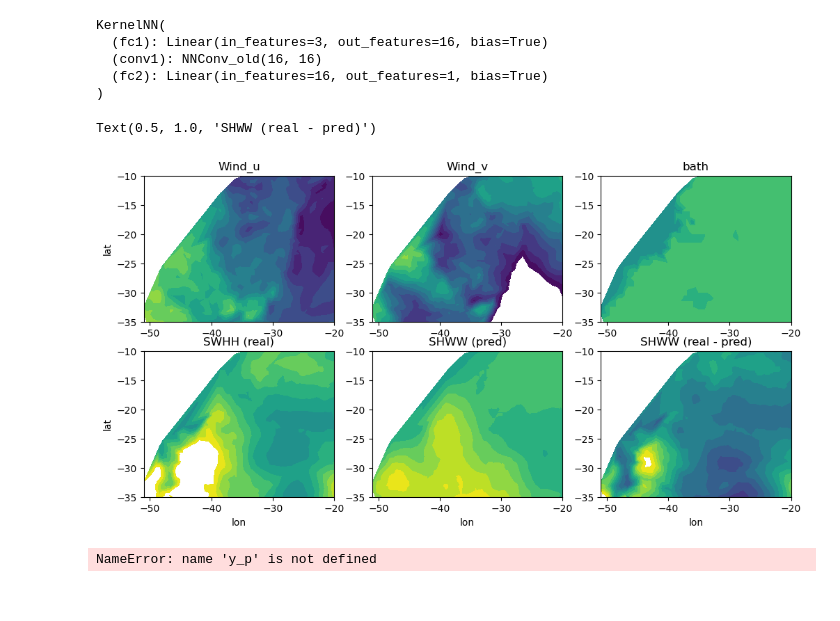
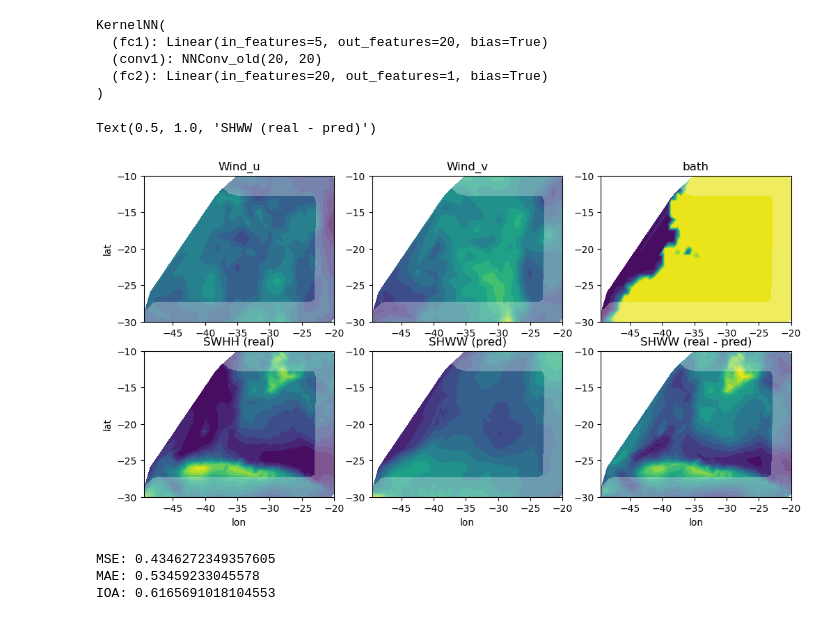
Before and after one commit to marlonsmathias/neural_operator_wind_to_waves, a Jupyter notebook: eval_model.ipynb, the cells around one changed output. Cells and saved outputs as stored; diff of their text form; code cells hidden in the pictures.

Commit message:
Parallelized loader, fixed distance calculator

```diff
--- a/eval_model.ipynb
+++ b/eval_model.ipynb
@@ -20,25 +20,25 @@ device = torch.device('cuda')
 model_data = torch.load(model_path, map_location=device)
 pars = model_data['pars']
 
-model = KernelNN(pars['model']['width'], pars['model']['kernel_width'], pars['model']['depth'], 3, in_width=3, out_width=1).to(device)
+model = KernelNN(pars['model']['width'], pars['model']['kernel_width'], pars['model']['depth'], 3, in_width=5, out_width=1).to(device)
 model.load_state_dict(model_data['model'])
 model.eval()
 # %% [output]
 KernelNN(
-  (fc1): Linear(in_features=3, out_features=16, bias=True)
-  (conv1): NNConv_old(16, 16)
-  (fc2): Linear(in_features=16, out_features=1, bias=True)
+  (fc1): Linear(in_features=5, out_features=20, bias=True)
+  (conv1): NNConv_old(20, 20)
+  (fc2): Linear(in_features=20, out_features=1, bias=True)
 )
 # %%
 # Case for evaluation
-test_case = 90
+test_case = 0
 n_vertices = 1000
 n_neighbors = 0
-radius = 500.e3
+radius = pars['mesh']['radius']
 # %%
 # Load data and run model
 d = data_loader(data_path,bath_path)
-test_data = d.sample_graph(n_vertices, test_case, radius=500000, n_connections=0, validation=True, seed=None).to(device)
+test_data = d.sample_graph(n_vertices, test_case, radius=radius, n_connections=0, validation=True, seed=0).to(device)
 
 X = test_data.coords
 F = test_data.x.cpu().detach().numpy()
@@ -47,50 +47,69 @@ G_t = test_data.y.cpu().detach().numpy()
 with torch.no_grad():
     G_p = model(test_data).cpu().detach().numpy()[:,0]
 
-F[:,0:2] = F[:,0:2]/d.wind_norm
-G_t = F/d.
+
+lat = X[:,0]
+lon = X[:,1]
+
+wind_u = F[:,0]/d.wind_norm
+wind_v = F[:,1]/d.wind_norm
+bath = F[:,2]/d.bath_norm
+
+shww_t = G_t/d.shww_norm
+shww_p = G_p/d.shww_norm
+
+D_sea = test_data.D_sea.cpu().detach().numpy()
 # %%
 # Plot results
 n_contours = 16
 
 plt.figure(figsize=(12,6))
 
-wind_max = np.max(np.abs(F[:,0:2]))
-wave_max = np.max((np.max(np.abs(G_t)),np.max(np.abs(G_p))))
+wind_max = np.max((np.max(np.abs(wind_u)),np.max(np.abs(wind_u))))
+wave_max = np.max((np.max(np.abs(shww_t)),np.max(np.abs(shww_p))))
 
-contours = 3*np.linspace(-1,1,n_contours)
+contours_wind = wind_max*np.linspace(-1,1,n_contours)
+contours_bath = np.linspace(0,1000,n_contours)
+contours_wave = wave_max*np.linspace(0,1,n_contours)
+contours_distance = [0, pars['train']['distance_to_sea']]
 
 plt.subplot(2,3,1)
-plt.tricontourf(X[:,0],X[:,1],F[:,0],contours)
+plt.tricontourf(lon,lat,wind_u,contours_wind)
+plt.tricontourf(lon,lat,D_sea,contours_distance,colors='w',alpha = 0.3)
 plt.title('Wind_u')
 plt.ylabel('lat')
 
 plt.subplot(2,3,2)
-plt.tricontourf(X[:,0],X[:,1],F[:,1],contours)
+plt.tricontourf(lon,lat,wind_v,contours_wind)
+plt.tricontourf(lon,lat,D_sea,contours_distance,colors='w',alpha = 0.3)
 plt.title('Wind_v')
 
 plt.subplot(2,3,3)
-plt.tricontourf(X[:,0],X[:,1],F[:,2],contours)
+plt.tricontourf(lon,lat,bath,contours_bath)
+plt.tricontourf(lon,lat,D_sea,contours_distance,colors='w',alpha = 0.3)
 plt.title('bath')
 
 plt.subplot(2,3,4)
-plt.tricontourf(X[:,0],X[:,1],G_t,contours)
+plt.tricontourf(lon,lat,shww_t,contours_wave)
+plt.tricontourf(lon,lat,D_sea,contours_distance,colors='w',alpha = 0.3)
 plt.title('SWHH (real)')
 plt.xlabel('lon')
 plt.ylabel('lat')
 
 plt.subplot(2,3,5)
-plt.tricontourf(X[:,0],X[:,1],G_p,contours)
+plt.tricontourf(lon,lat,shww_p,contours_wave)
+plt.tricontourf(lon,lat,D_sea,contours_distance,colors='w',alpha = 0.3)
 plt.xlabel('lon')
 plt.title('SHWW (pred)')
 
 plt.subplot(2,3,6)
-plt.tricontourf(X[:,0],X[:,1],G_t-G_p,contours)
+plt.tricontourf(lon,lat,shww_t-shww_p,n_contours)
+plt.tricontourf(lon,lat,D_sea,contours_distance,colors='w',alpha = 0.3)
 plt.xlabel('lon')
 plt.title('SHWW (real - pred)')
 # %% [output]
 Text(0.5, 1.0, 'SHWW (real - pred)')
-[figure, old version]
+[figure, new version]
 # %%
 # Print metrics
 def ioa(p,o):
@@ -99,11 +118,13 @@ def ioa(p,o):
 
     return 1 - (np.sum(np.square(o-p))/np.sum(np.square(np.abs(p-np.mean(o))+np.abs(o-np.mean(o)))))
 
-print(f'MSE: {np.mean(np.square(y_p-y_gt))}')
-print(f'MAE: {np.mean(np.abs(y_p-y_gt))}')
-print(f'IOA: {ioa(y_gt,y_p)}')
+print(f'MSE: {np.mean(np.square(d.shww_norm*(shww_p-shww_t)))}')
+print(f'MAE: {np.mean(np.abs(d.shww_norm*(shww_p-shww_t)))}')
+print(f'IOA: {ioa(shww_p,shww_t)}')
 # %% [output]
-NameError: name 'y_p' is not defined
+MSE: 0.4346272349357605
+MAE: 0.53459233045578
+IOA: 0.6165691018104553
 # %%
 # Plot loss during training
 plt.semilogy(model_data['loss'])
```
Also changed, not shown: parts of 2 cells of this notebook, 4 other files.
